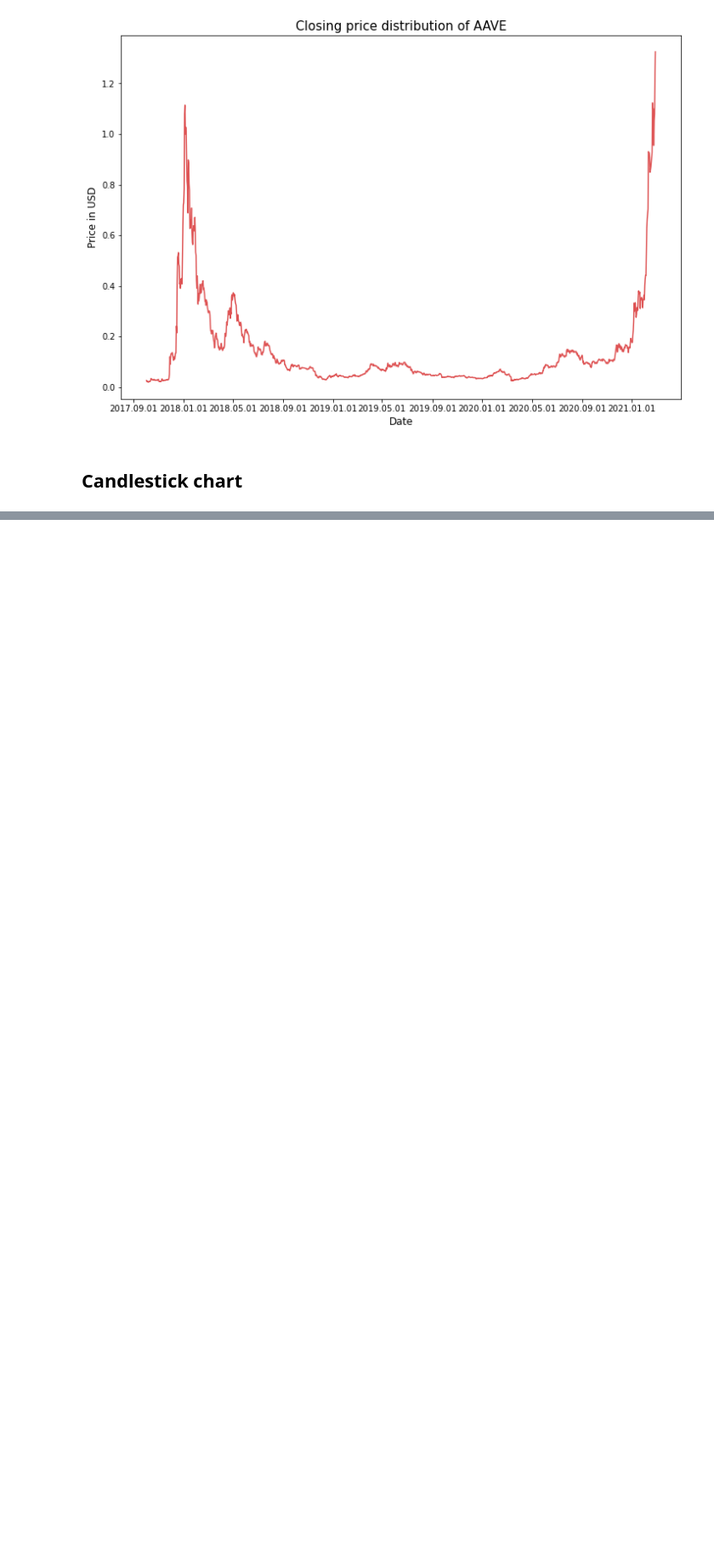
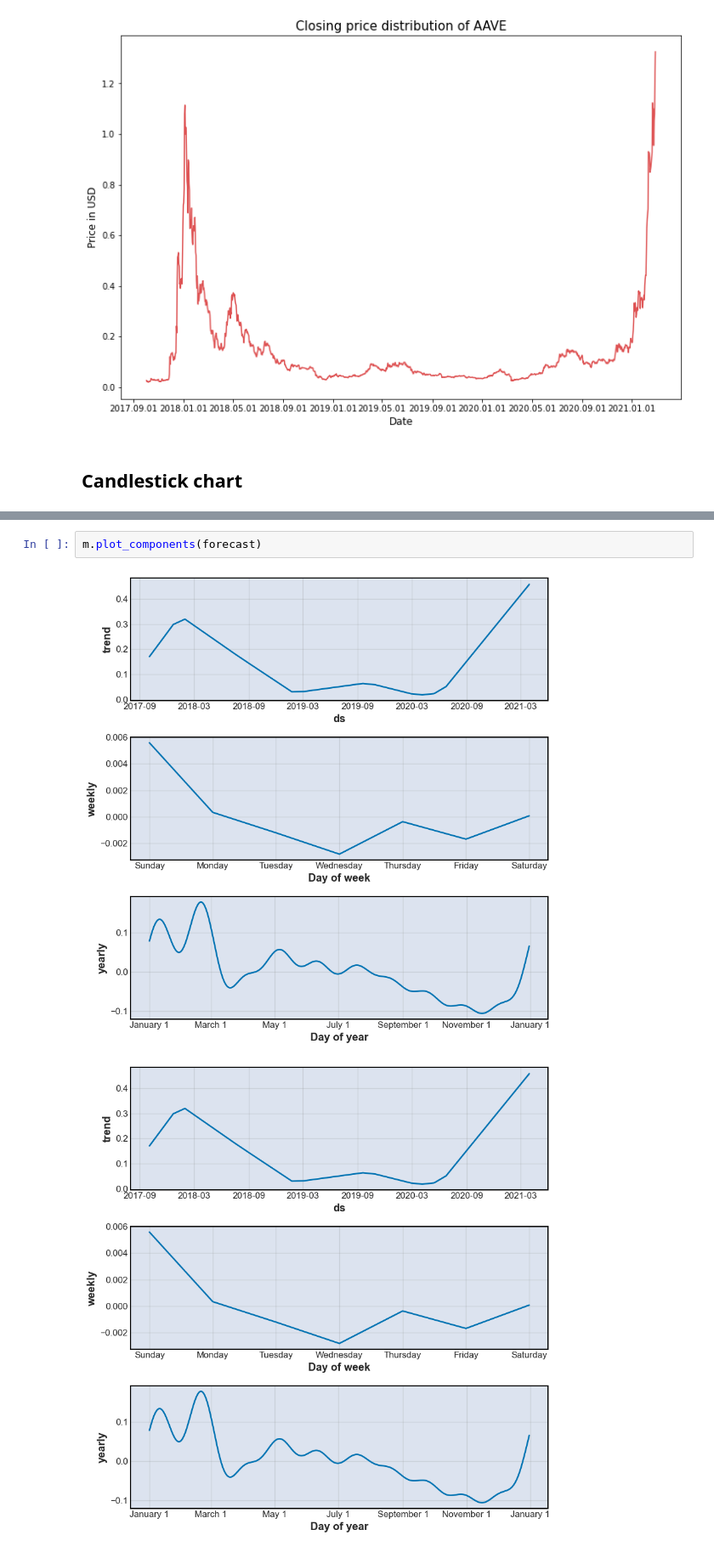
Before and after one commit to ArtTucker/crypto_prices_ML, a Jupyter notebook: preprocessing/by_coin/cardano_preprocessing.ipynb, the cells around one changed output, grey strips where cells are left out. Shown at 85% size. Cells and saved outputs as stored; diff of their text form; blank space fills up the shorter version.

```diff
--- a/preprocessing/by_coin/cardano_preprocessing.ipynb
+++ b/preprocessing/by_coin/cardano_preprocessing.ipynb
@@ -136,0 +165,5 @@ mpf.plot(temp_ada_df)
+# %%
+m.plot_components(forecast)
+# %% [output]
+[figure, added]
+[figure, added]
```
Also changed, not shown: parts of 12 cells of this notebook.
